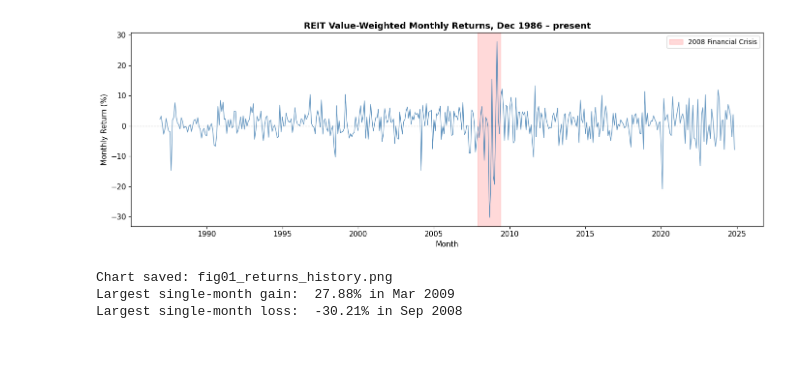
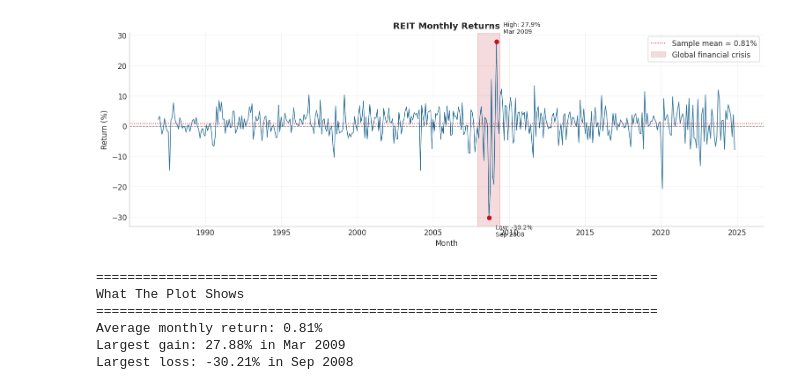
Before and after one commit to Dr-Seagraves/qm2023-week12-time-series-demo, a Jupyter notebook: time_series_demo.ipynb, the cells around one changed output. Cells and saved outputs as stored; diff of their text form; code cells hidden in the pictures; blank space fills up the shorter version.

```diff
--- a/time_series_demo.ipynb
+++ b/time_series_demo.ipynb
@@ -170,35 +208,43 @@ Name: vwtret, dtype: float64
 # %%
 # =============================================================================
 # CHART 1 — Full history of REIT value-weighted returns
 # =============================================================================
-
 fig, ax = plt.subplots(figsize=(14, 5))
 
-# Plot the return series
-ax.plot(vwtret_series.index, vwtret_series.values,
-        color=COLOR_RETURNS, linewidth=1.0, alpha=0.85)
+ax.plot(vwtret_series.index, vwtret_series.values, color=COLOR_RETURNS, linewidth=1.0)
+ax.axhline(0, color="black", linewidth=0.9, linestyle="--", alpha=0.6)
+ax.axhline(vwtret_series.mean(), color="#C1121F", linewidth=1.2, linestyle=":", label=f"Sample mean = {vwtret_series.mean():.2f}%")
 
-# Shade the 2008 financial crisis for context
 crisis_start = pd.Timestamp("2007-12-01")
-crisis_end   = pd.Timestamp("2009-06-01")
-ax.axvspan(crisis_start, crisis_end, alpha=0.15, color="red", label="2008 Financial Crisis")
+crisis_end = pd.Timestamp("2009-06-01")
+ax.axvspan(crisis_start, crisis_end, alpha=0.15, color="#C1121F", label="Global financial crisis")
 
-# Add a horizontal zero line
-ax.axhline(0, color="black", linewidth=0.8, linestyle="--", alpha=0.5)
+max_date = vwtret_series.idxmax()
+min_date = vwtret_series.idxmin()
+ax.scatter([max_date, min_date], [vwtret_series.max(), vwtret_series.min()], color="#C1121F", zorder=3)
+ax.annotate(f"High: {vwtret_series.max():.1f}%\n{max_date.strftime('%b %Y')}", xy=(max_date, vwtret_series.max()), xytext=(10, 12), textcoords="offset points", fontsize=9)
+ax.annotate(f"Low: {vwtret_series.min():.1f}%\n{min_date.strftime('%b %Y')}", xy=(min_date, vwtret_series.min()), xytext=(10, -28), textcoords="offset points", fontsize=9)
 
-ax.set_title("REIT Value-Weighted Monthly Returns, Dec 1986 – present", fontweight="bold")
+ax.xaxis.set_major_locator(mdates.YearLocator(5))
+ax.xaxis.set_major_formatter(mdates.DateFormatter("%Y"))
+ax.set_title("REIT Monthly Returns", fontweight="bold")
 ax.set_xlabel("Month")
-ax.set_ylabel("Monthly Return (%)")
-ax.legend(fontsize=10)
+ax.set_ylabel("Return (%)")
+ax.legend(loc="upper right", frameon=True)
+
 plt.tight_layout()
 plt.savefig(DEMOS_DIR / "fig01_returns_history.png", dpi=150, bbox_inches="tight")
 plt.show()
 
-print(f"Chart saved: fig01_returns_history.png")
-print(f"Largest single-month gain:  {vwtret_series.max():.2f}% in {vwtret_series.idxmax().strftime('%b %Y')}")
-print(f"Largest single-month loss:  {vwtret_series.min():.2f}% in {vwtret_series.idxmin().strftime('%b %Y')}")
+print_rule("What The Plot Shows")
+print(f"Average monthly return: {vwtret_series.mean():.2f}%")
+print(f"Largest gain: {vwtret_series.max():.2f}% in {max_date.strftime('%b %Y')}")
+print(f"Largest loss: {vwtret_series.min():.2f}% in {min_date.strftime('%b %Y')}")
 # %% [output]
-[figure, old version]
+[figure, new version]
-Chart saved: fig01_returns_history.png
-Largest single-month gain:  27.88% in Mar 2009
-Largest single-month loss:  -30.21% in Sep 2008
+========================================================================
+What The Plot Shows
+========================================================================
+Average monthly return: 0.81%
+Largest gain: 27.88% in Mar 2009
+Largest loss: -30.21% in Sep 2008
```
Also changed, not shown: parts of 65 cells of this notebook, 7 other files.
